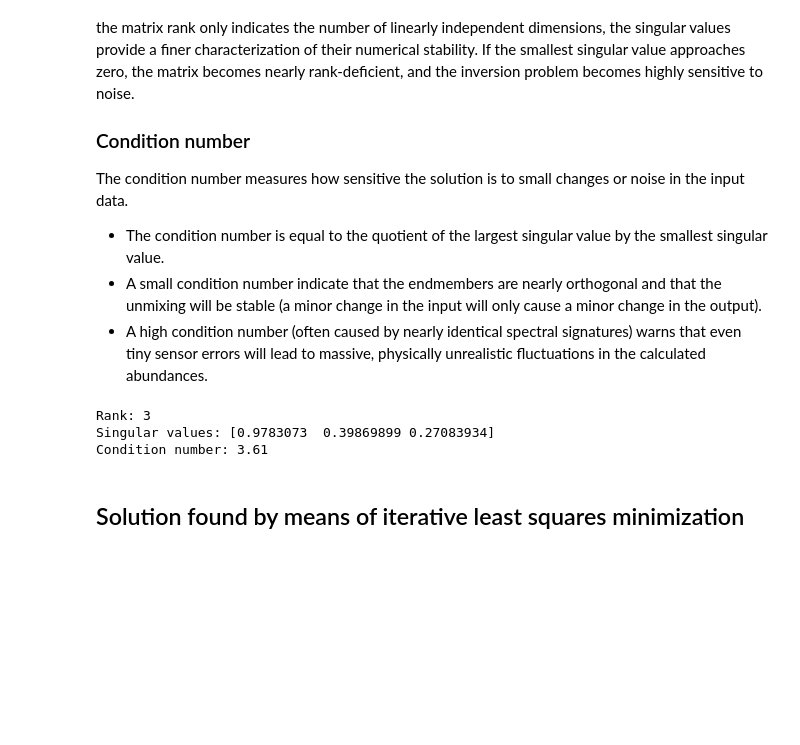
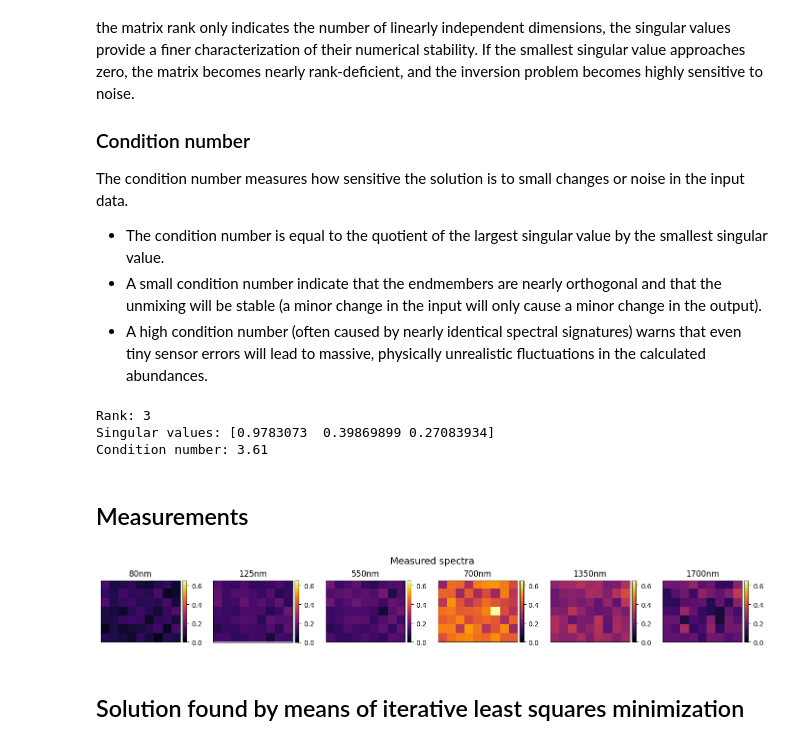
Before and after one commit to GuillaumeZahnd/spectral-unmixing, a Jupyter notebook: demo_linear_unmixing.ipynb, the cells around one changed output. Saved outputs shown, nothing was run; the diff lists cells and outputs as text; code cells hidden in the pictures; blank space fills up the shorter version.

```diff
--- a/demo_linear_unmixing.ipynb
+++ b/demo_linear_unmixing.ipynb
@@ -77,8 +77,8 @@ print(f"Condition number: {condition_number:.2f}")
 Rank: 3
 Singular values: [0.9783073  0.39869899 0.27083934]
 Condition number: 3.61
-# %% [markdown]
-## Solution found by means of iterative least squares minimization
+# %% [markdown]
+## Measurements
 # %%
 # [Unknown] Abundance map
 map_height = 7
@@ -91,6 +91,25 @@ abundance_map_flat = abundance_map.reshape(-1, nb_endmembers)
 measurement_noise =  np.random.normal(0, 0.01, size=(abundance_map_flat.shape[0], endmember_matrix.shape[0]))
 observed_spectra_flat = abundance_map_flat @ endmember_matrix.T + measurement_noise
 observed_spectra = observed_spectra_flat.reshape(map_height, map_width, -1)
+# %%
+fig, axes = plt.subplots(1, nb_wavelengths, figsize=(14, 2))
+plt.suptitle("Measured spectra", fontsize=14)
+for w in range(nb_wavelengths):
+
+    ax = axes[w]
+    im = ax.imshow(observed_spectra[:,:,w], cmap="inferno", vmin=0, vmax=np.max(observed_spectra))
+    nice_colorbar(im=im, ax=ax)
+
+    ax.set_title(f"{wavelengths[w]}nm", fontsize=12)
+    ax.set_xticks([]);
+    ax.set_yticks([])
+
+plt.tight_layout()
+plt.show()
+# %% [output]
+[figure, added]
+# %% [markdown]
+## Solution found by means of iterative least squares minimization
 # %%
 # Minimization of ||Ma - y||^2, subject to sum(a)=1 and a>=0.
 constraints = ({"type": "eq", "fun": lambda a: np.sum(a) - 1}) # Sum to 1
```
Also changed, not shown: parts of 3 cells of this notebook, 1 other file.
